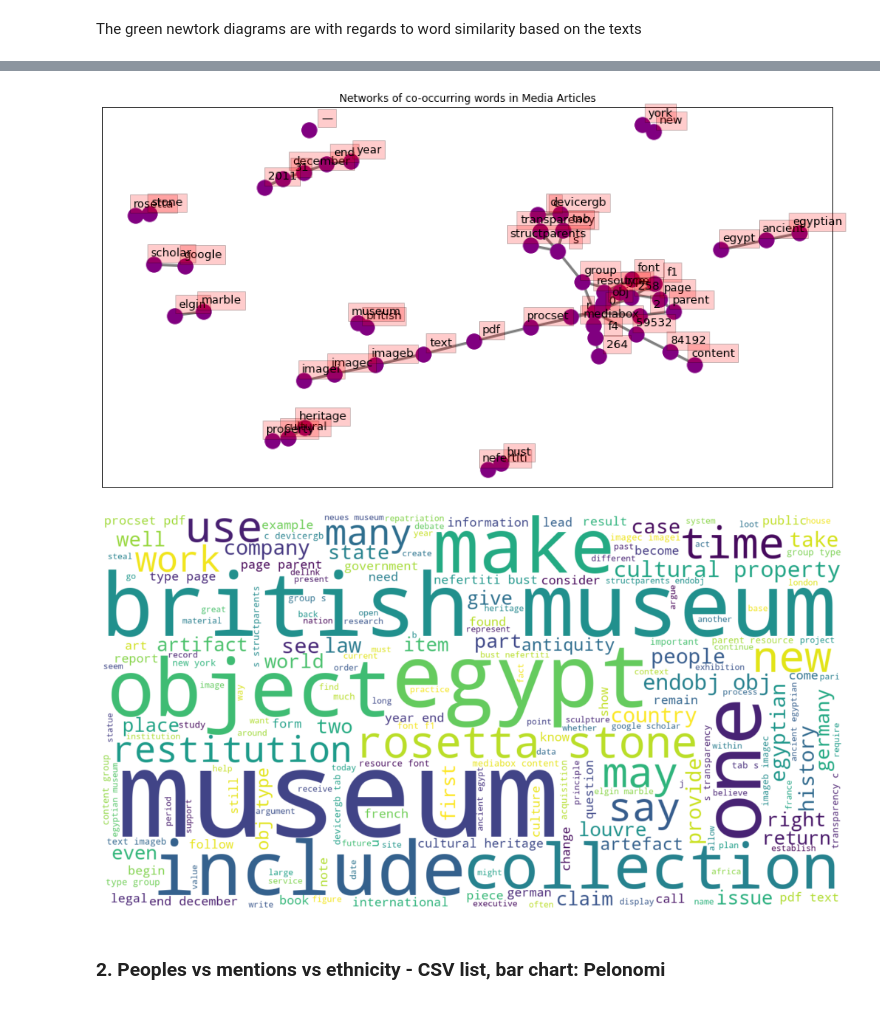
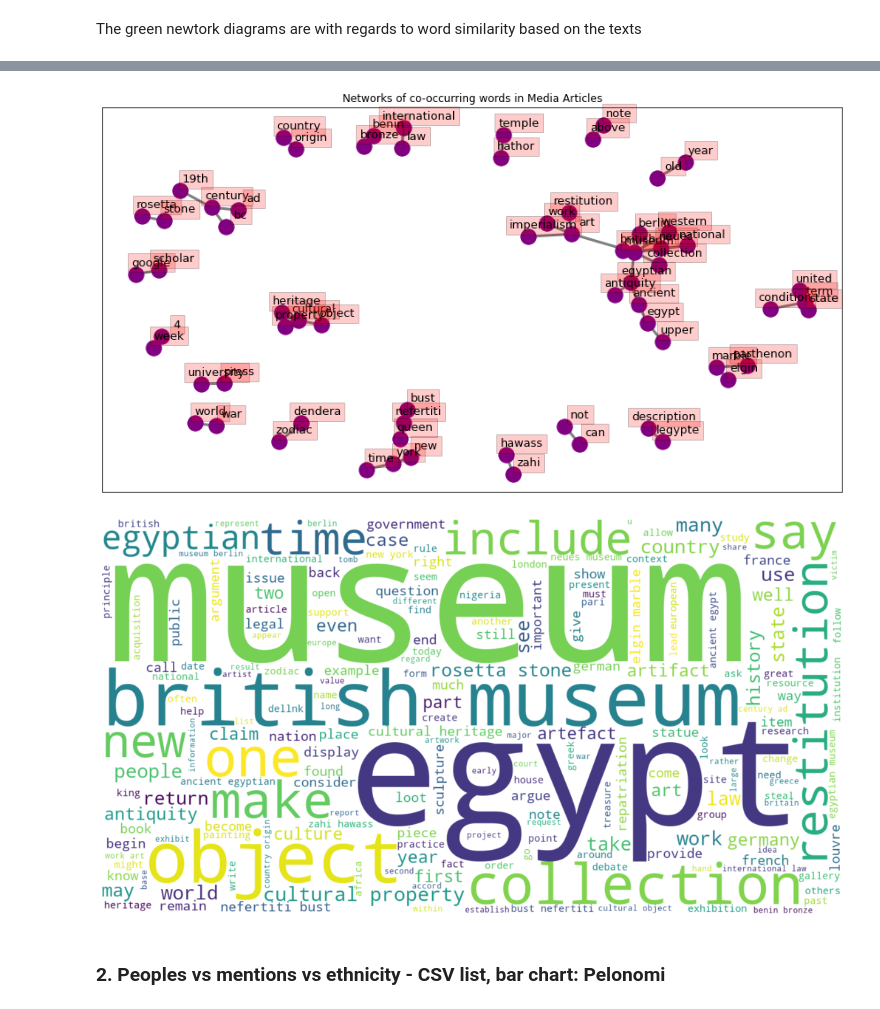
Before and after one commit to TamatiB/restitution_africa2021, a Jupyter notebook: scrape_crawl/Egypt_Vizs_PM.ipynb, the cells around one changed output, grey strips where cells are left out. Cells and saved outputs as stored; diff of their text form; code cells hidden in the pictures.

```diff
--- a/scrape_crawl/Egypt_Vizs_PM.ipynb
+++ b/scrape_crawl/Egypt_Vizs_PM.ipynb
@@ -340,0 +428,3 @@ df = pd.read_csv('data/eg_google_content468_cleaned.csv', index_col=0)
+# %%
+df_text = df_text[~df_text['lemma_text'].isna()]
+df_text.shape
@@ -340,0 +435,20 @@ df = pd.read_csv('data/eg_google_content468_cleaned.csv', index_col=0)
+# %%
+# last link mentions nefertiti bust saga but mostly not about nefertiti bust
+# these were found looking for the word "executive"
+links_to_remove = ['https://investors.rosettastone.com/node/8886/html',
+                  'https://www.duhocchina.com/wiki/en/Louvre',
+                  'https://www.secret-bases.co.uk/wiki/Louvre',
+                  'https://m.imdb.com/name/nm0000232/trivia',
+                  'https://www.justice.gov/usao-ndil/pr/former-chicago-man-sentenced-12-years-prison-8-million-investment-fraud-and-15-million',
+                  'https://www.alleghenycounty.us/',
+                  'https://www.fbi.gov/chicago/press-releases/2010/cg122710.htm',
+                  'https://arlisna.org/news/advocacy-public-policy-news-alerts/893-public-policy-committee-news-alert-march-2016'
+                  ]
+# found using word "comet"
+links_to_remove.append('https://eoportal.org/web/eoportal/satellite-missions/content/-/article/rosetta')
+
+#found using the word "ventricular"
+links_to_remove.append('https://www.ncbi.nlm.nih.gov/pmc/articles/PMC7969788/')
+# %%
+df_text = df_text[~df_text['link'].isin(links_to_remove)]
+df_text.shape
@@ -383,3 +466,0 @@ We also lose a couple that arent proper articles, maybe PDFs or something
-# %%
-df_text = df_text[~df_text['text'].astype(str).str.contains("�")]
-df_text.shape
@@ -402,8 +475,8 @@ draw_network(df_not_nan[:per], 'lemma_text', 150000, 'ea_gc_content40000') #2000
 # %%
-draw_cooccur_network(df_not_nan, 50,'lemma_text', 'Networks of co-occurring words in Media Articles')
+draw_cooccur_network(df_text, 45,'lemma_text', 'Networks of co-occurring words in Media Articles')
 # %% [output]
-[figure, old version]
+[figure, new version]
 # %%
-get_wordcloud(df_not_nan, 'lemma_text', 'ea_content_wc')
+get_wordcloud(df_text, 'lemma_text', 'ea_content_wc')
 # %% [output]
-[figure, old version]
+[figure, new version]
```
Also changed, not shown: parts of 34 cells of this notebook, 8 other files.
